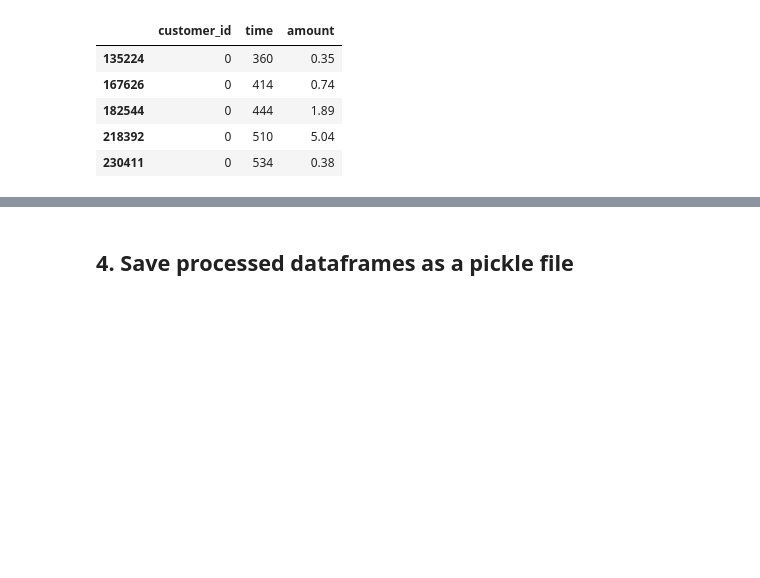
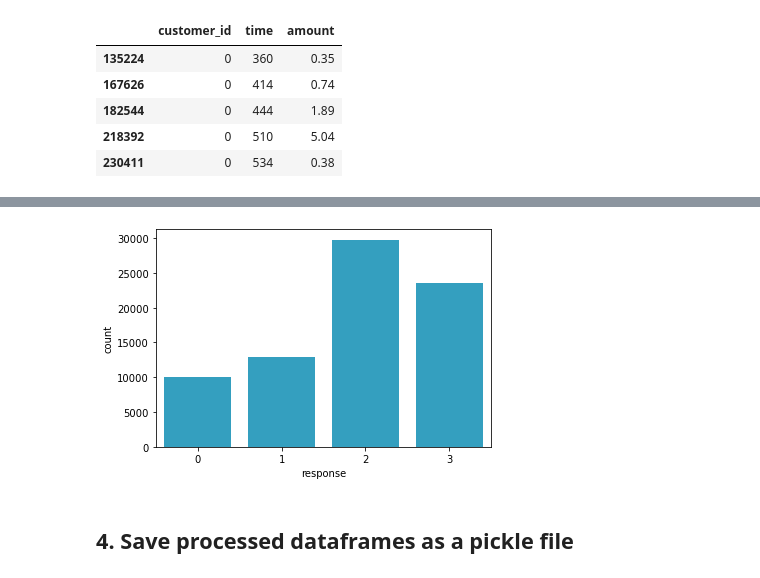
Before and after one commit to chenby04/Starbucks-Offer-Design, a Jupyter notebook: data_cleaning_n_preprocessing.ipynb, the cells around one changed output, grey strips where cells are left out. Cells and saved outputs as stored; diff of their text form; code cells hidden in the pictures; blank space fills up the shorter version.

Commit message:
finish offer recommender part 2

```diff
--- a/data_cleaning_n_preprocessing.ipynb
+++ b/data_cleaning_n_preprocessing.ipynb
@@ -252,12 +256,7 @@ offers = offers.drop(['event_x','event_y','event'], axis = 1) \
 offers['offer_id'] = offers['offer_id'].astype(int)
 
 # engineer a new column "viewed"
-offers['viewed'] = (~offers['time_viewed'].isna()).astype(int)
+# offers['viewed'] = (~offers['time_viewed'].isna()).astype(int)
 
 # engineer a new column "responded"
-offers['responded'] = (offers['time_viewed'] <= offers['time_completed']).astype(int)
-
-# reorder columns and rows
-offers = offers[['customer_id','offer_id','rank','time_received','time_viewed','time_completed','viewed','responded']]\
-                .sort_values(by = ['customer_id','offer_id','rank'])
-offers.head()
+# offers['responded'] = (offers['time_viewed'] <= offers['time_completed']).astype(int)
@@ -270,0 +263,17 @@ offers.head()
+# %%
+# engineer a new column "response"
+def conditions(df):
+    if np.isnan(df['time_viewed']) and np.isnan(df['time_completed']):
+        return 1
+    if np.isnan(df['time_completed']):
+        return 2
+    if df['time_viewed'] <= df['time_completed']:
+        return 3
+    return 0
+
+offers['response'] = offers.apply(conditions, axis = 1)
+# %%
+# reorder columns and rows
+offers = offers[['customer_id','offer_id','rank','time_received','time_viewed','time_completed','response']]\
+                .sort_values(by = ['customer_id','offer_id','rank'])
+offers.head()
@@ -271,3 +287,8 @@ offers.head()
+# %%
+# plot of customer response to offers
+sns.countplot(data = offers, x = 'response', color = '#1dacd6');
+# %% [output]
+[figure, added]
 # %% [markdown]
 ## 4. Save processed dataframes as a pickle file
 # %%
```
Also changed, not shown: parts of 4 cells of this notebook, 4 other files.
